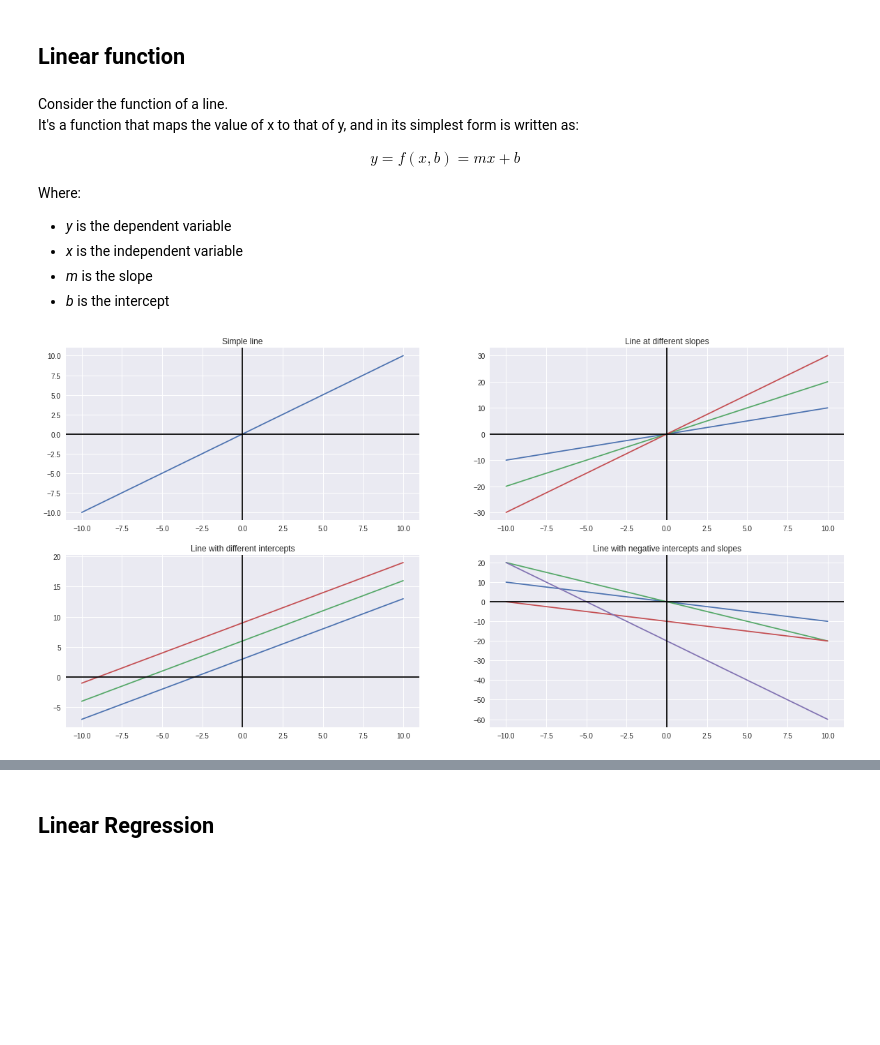
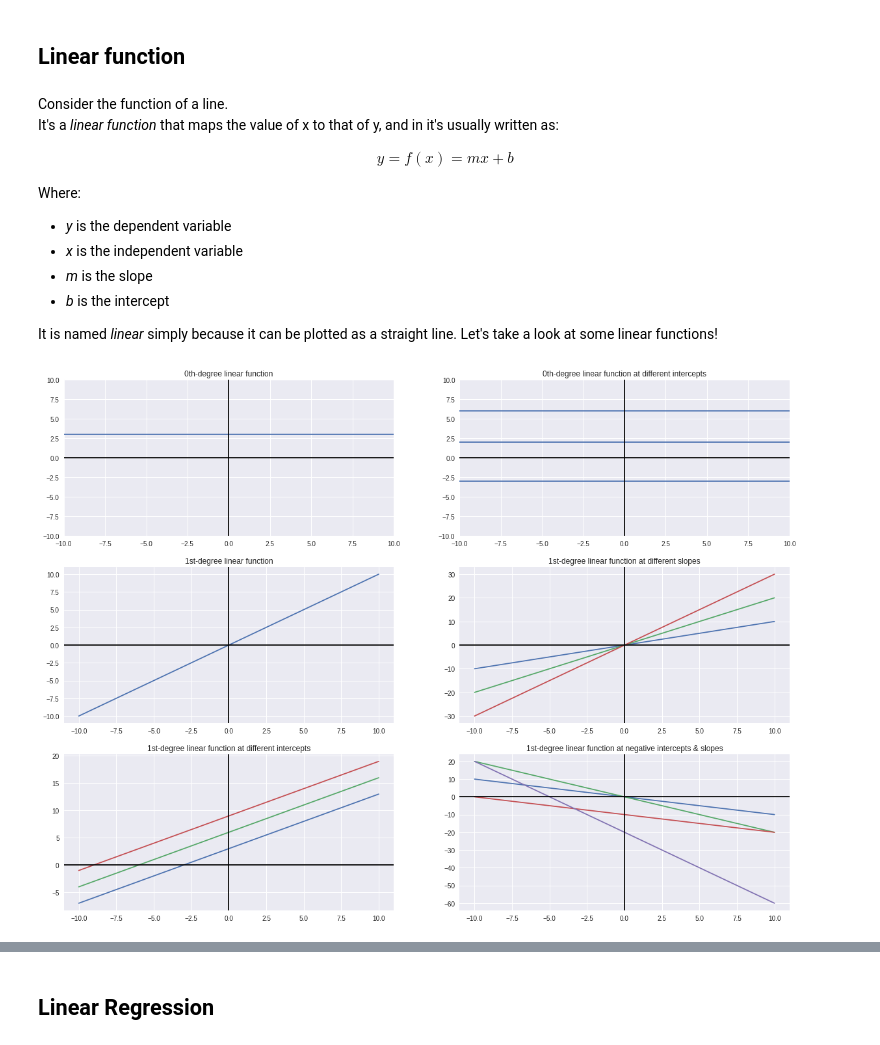
Before and after one commit to voidpunk/ML-Notes, a Jupyter notebook: ML_Notes_Linear_Models.ipynb, the cells around one changed output, grey strips where cells are left out. Drawn from its saved outputs; the diff is of its cells as text; code cells hidden in the pictures; blank space fills up the shorter version.

Commit message:
updated math explaination of linear models

```diff
--- a/ML_Notes_Linear_Models.ipynb
+++ b/ML_Notes_Linear_Models.ipynb
@@ -16,10 +17,10 @@ cmap = ListedColormap(sns.color_palette().as_hex())
 ## Linear function
 # %% [markdown]
 Consider the function of a line.
-It's a function that maps the value of x to that of y, and in its simplest form is written as:
+It's a *linear function* that maps the value of x to that of y, and in it's usually written as:
 
 \begin{align}
-    y=f(x,b)=mx+b
+  y=f(x)=mx+b
 \end{align}
 
 Where:
@@ -27,37 +28,52 @@ Where:
 - *x* is the independent variable
 - *m* is the slope
 - *b* is the intercept
+
+It is named *linear* simply because it can be plotted as a straight line. Let's take a look at some linear functions!
 # %%
-fig, axs = plt.subplots(2, 2, figsize=(20,10))
-# for example, given a linear space
-x = np.linspace(-10, 10, 40)
-# the simplest line is given by:
-y = 1*x + 0
-# which maps all the points in the linear space X to those on the Y,
-# producing the line:
-axs[0,0].plot(x, y)
+fig, axs = plt.subplots(3, 2, figsize=(20, 15))
+# for example, given a 2D linear space
+x = np.linspace(-10, 10, 50)
+# the simplest linear function is a 0th degree function:
+n = 3 # random constant
+axs[0,0].axhline(y=n)
+# not much usueful since it's constant, I only shown it for teaching purposes
+# indeed, this is useful to also understand the intercept of a line, let's see:
+axs[0,1].axhline(y=2)
+axs[0,1].axhline(y=6)
+axs[0,1].axhline(y=-3)
+# now, let's plot the simplest useful linear function, which in its simplest
+# form lack of the intercept, and it's just a diagonal of the cartesian plane:
+axs[1,0].plot(x, 1*x+0)
+# this maps all the points of x to those y, but what does it mean?
 # tweaking the value of m changes the slope of the line:
-axs[0,1].plot(x, x)
-axs[0,1].plot(x, 2*x)
-axs[0,1].plot(x, 3*x)
+axs[1,1].plot(x, x)
+axs[1,1].plot(x, 2*x)
+axs[1,1].plot(x, 3*x)
 # tweaking the value of b changes the intercept of the line:
-axs[1,0].plot(x, x+3)
-axs[1,0].plot(x, x+6)
-axs[1,0].plot(x, x+9)
+axs[2,0].plot(x, x+3)
+axs[2,0].plot(x, x+6)
+axs[2,0].plot(x, x+9)
 # values can be negative too, giving rise to downward slopes and
 # upward intercepts:
-axs[1,1].plot(x, -x)
-axs[1,1].plot(x, -2*x)
-axs[1,1].plot(x, -x-10)
-axs[1,1].plot(x, -4*x-20)
+axs[2,1].plot(x, -x)
+axs[2,1].plot(x, -2*x)
+axs[2,1].plot(x, -x-10)
+axs[2,1].plot(x, -4*x-20)
 # now plotting
-axs[0,0].set_title('Simple line')
-axs[0,1].set_title('Line at different slopes')
-axs[1,0].set_title('Line with different intercepts')
-axs[1,1].set_title('Line with negative intercepts and slopes')
+axs[0,0].set_ylim(-10, 10)
+axs[0,1].set_ylim(-10, 10)
+axs[0,0].set_xlim(-10, 10)
+axs[0,1].set_xlim(-10, 10)
+axs[0,0].set_title('0th-degree linear function')
+axs[0,1].set_title('0th-degree linear function at different intercepts')
+axs[1,0].set_title('1st-degree linear function')
+axs[1,1].set_title('1st-degree linear function at different slopes')
+axs[2,0].set_title('1st-degree linear function at different intercepts')
+axs[2,1].set_title('1st-degree linear function at negative intercepts & slopes')
 for ax in axs.flatten():
     ax.axhline(0, color='black')
     ax.axvline(0, color='black')
 plt.show()
 # %% [output]
-[figure, old version]
+[figure, new version]
```
Also changed, not shown: parts of 13 cells of this notebook.
